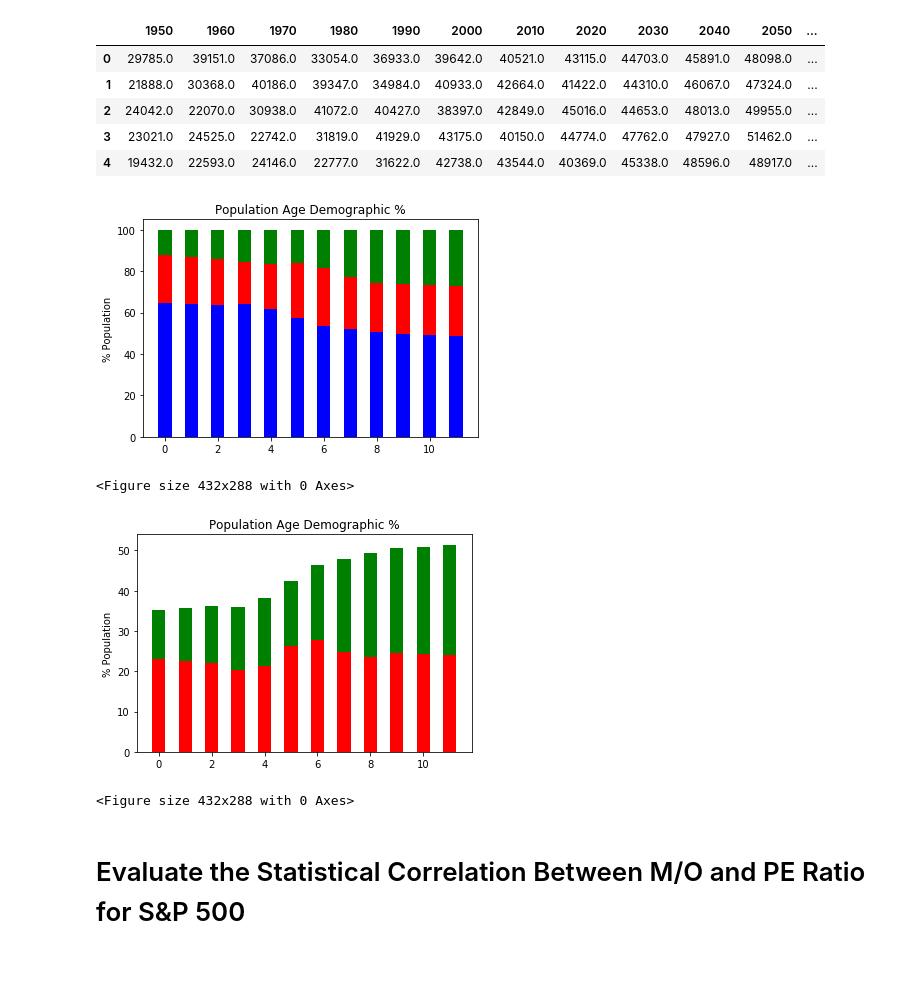
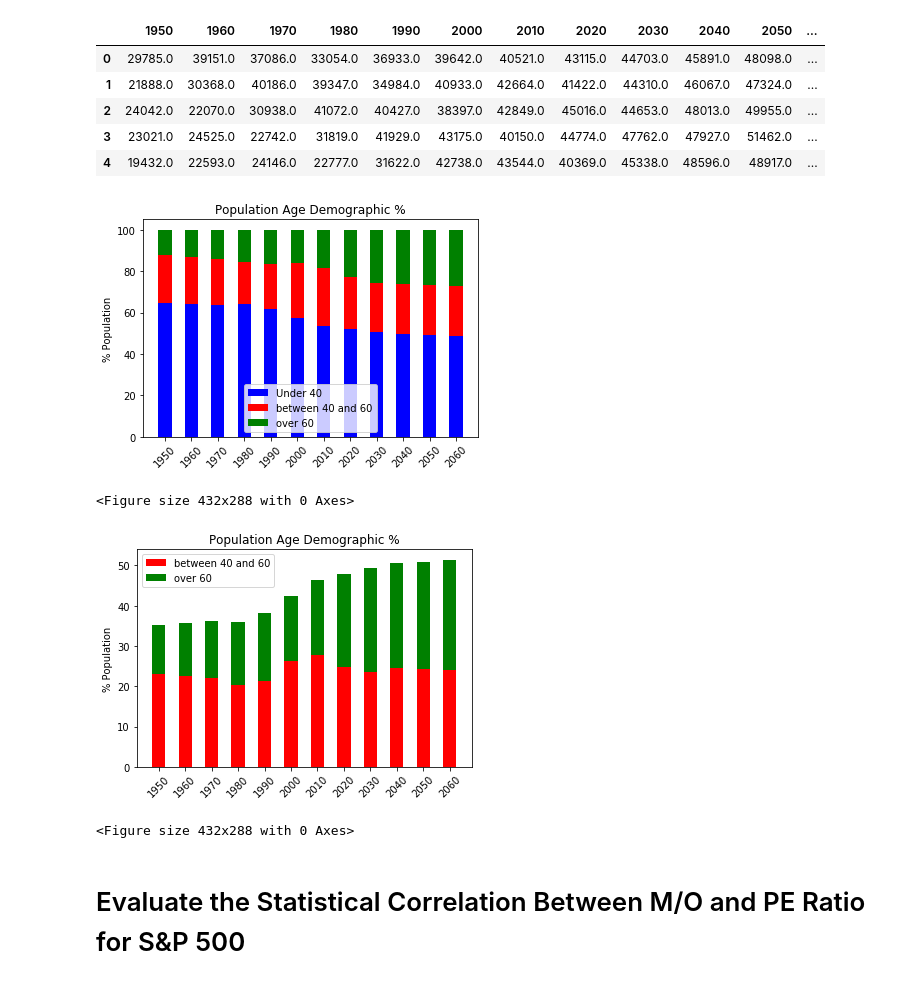
Before and after one commit to hgfowler08/project1, a Jupyter notebook: Aging and Stock Market Prices.ipynb, the cells around one changed output. Saved outputs shown, nothing was run; the diff lists cells and outputs as text; code cells hidden in the pictures.

```diff
--- a/Aging and Stock Market Prices.ipynb
+++ b/Aging and Stock Market Prices.ipynb
@@ -143,19 +143,22 @@ for col in range(0,len(pop_10th.columns)): # for each year column
 # %%
 # Create bar chart (same as above chart, just for every 10th year)
 
 bar_U40 = [i for i in range(len(percent_U40))] # for X-axis, but really want to add Year labels
 bottom_over_60 = [i+j for i,j in zip(percent_U40, percent_40_60)] # add the values of percent_U40 and percent_40_60 to create
     # the starting value to which we will add the percent_over_60
 
 plt.bar(bar_U40, percent_U40, width=.5, color='b')
 plt.bar(bar_U40, percent_40_60, bottom=percent_U40, width=.5, color='r')
 plt.bar(bar_U40, percent_over_60, bottom=bottom_over_60, width=.5, color='g')
+Age_group= ('Under 40', 'between 40 and 60','over 60')
 plt.ylabel('% Population')
 plt.title('Population Age Demographic %')
+plt.xticks(np.arange(12),('1950', '1960', '1970', '1980', '1990', '2000', '2010', '2020', '2030', '2040', '2050', '2060'), rotation=45)
+plt.legend(Age_group, loc=8)
 plt.show()
 plt.savefig('Age_Demographic.png')
 # %% [output]
-[figure, old version]
+[figure, new version]
 <Figure size 432x288 with 0 Axes>
 # %%
 # Create bar chart with just 2 age demographics (40-60 and 60+)
@@ -164,10 +167,14 @@ plt.bar(bar_U40, percent_40_60, width=.5, color='r')
 plt.bar(bar_U40, percent_over_60, bottom=percent_40_60, width=.5, color='g')
 plt.ylabel('% Population')
 plt.title('Population Age Demographic %')
+plt.xticks(np.arange(12),('1950', '1960', '1970', '1980', '1990', '2000', '2010', '2020', '2030', '2040', '2050', '2060'), rotation=45)
+Age_group2= ('between 40 and 60','over 60')
+plt.legend(Age_group2)
 plt.show()
+
 plt.savefig('MO_Age_Demographic.png')
 # %% [output]
-[figure, old version]
+[figure, new version]
 <Figure size 432x288 with 0 Axes>
 # %% [markdown]
 # Evaluate the Statistical Correlation Between M/O and PE Ratio for S&P 500
```
Also changed, not shown: parts of 5 cells of this notebook, 5 other files.
